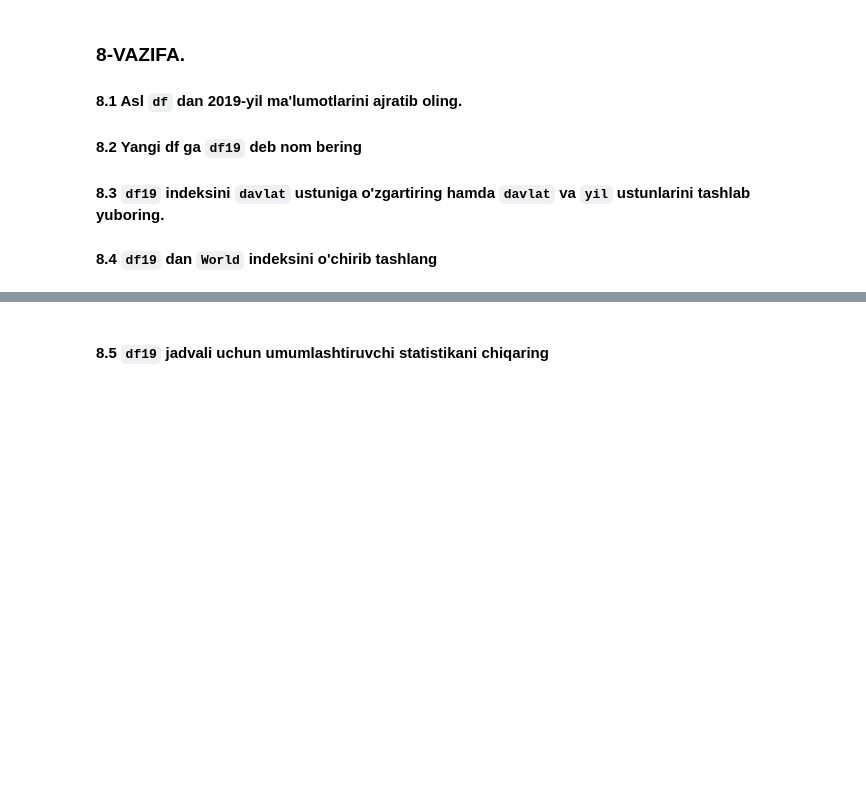
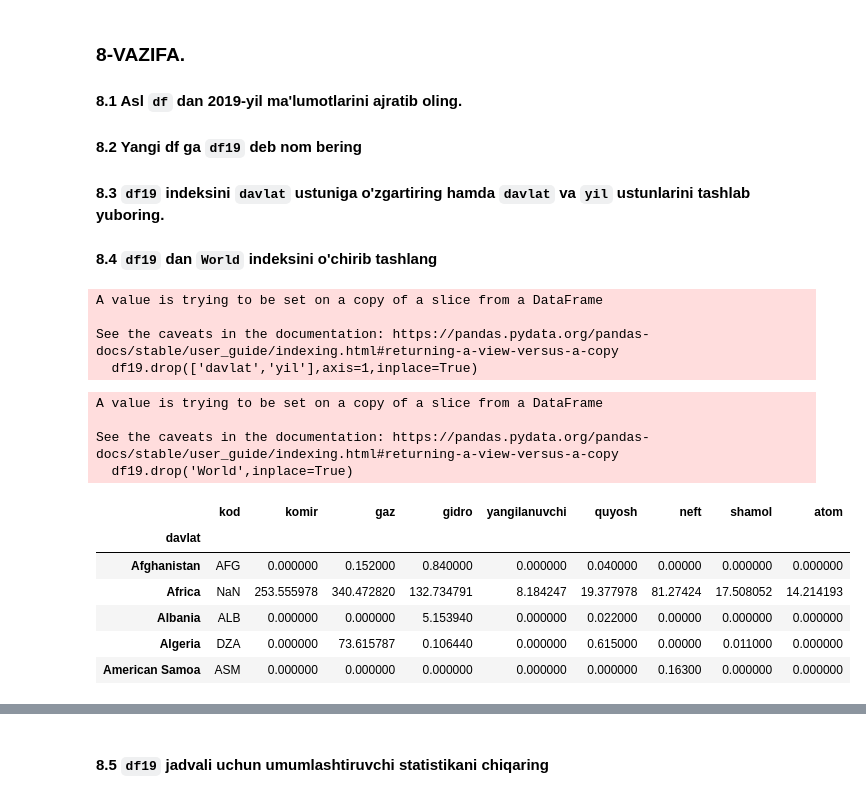
Before and after one commit to KamronbekSolih/mohirdev, a Jupyter notebook: 03_PANDAS_yakuniy_vazifa_2.ipynb, the cells around one changed output, grey strips where cells are left out. Saved outputs shown, nothing was run; the diff lists cells and outputs as text; code cells hidden in the pictures; blank space fills up the shorter version.

```diff
--- a/03_PANDAS_yakuniy_vazifa_2.ipynb
+++ b/03_PANDAS_yakuniy_vazifa_2.ipynb
@@ -215,3 +242,27 @@ dtype: float64
+# %%
+df19.drop(['davlat','yil'],axis=1,inplace=True)
+# %% [output]
+A value is trying to be set on a copy of a slice from a DataFrame
+
+See the caveats in the documentation: https://pandas.pydata.org/pandas-docs/stable/user_guide/indexing.html#returning-a-view-versus-a-copy
+  df19.drop(['davlat','yil'],axis=1,inplace=True)
+# %%
+df19.drop('World',inplace=True)
+# %% [output]
+A value is trying to be set on a copy of a slice from a DataFrame
+
+See the caveats in the documentation: https://pandas.pydata.org/pandas-docs/stable/user_guide/indexing.html#returning-a-view-versus-a-copy
+  df19.drop('World',inplace=True)
+# %%
+df19.head()
+# %% [output]
+|  | kod | komir | gaz | gidro | yangilanuvchi | quyosh | neft | shamol | atom |
+| davlat |  |  |  |  |  |  |  |  |  |
+| Afghanistan | AFG | 0.000000 | 0.152000 | 0.840000 | 0.000000 | 0.040000 | 0.00000 | 0.000000 | 0.000000 |
+| Africa | NaN | 253.555978 | 340.472820 | 132.734791 | 8.184247 | 19.377978 | 81.27424 | 17.508052 | 14.214193 |
+| Albania | ALB | 0.000000 | 0.000000 | 5.153940 | 0.000000 | 0.022000 | 0.00000 | 0.000000 | 0.000000 |
+| Algeria | DZA | 0.000000 | 73.615787 | 0.106440 | 0.000000 | 0.615000 | 0.00000 | 0.011000 | 0.000000 |
+| American Samoa | ASM | 0.000000 | 0.000000 | 0.000000 | 0.000000 | 0.000000 | 0.16300 | 0.000000 | 0.000000 |
 # %%
 #@title Kutilgan natija
 # %% [output]
```
Also changed, not shown: parts of 12 cells of this notebook.
